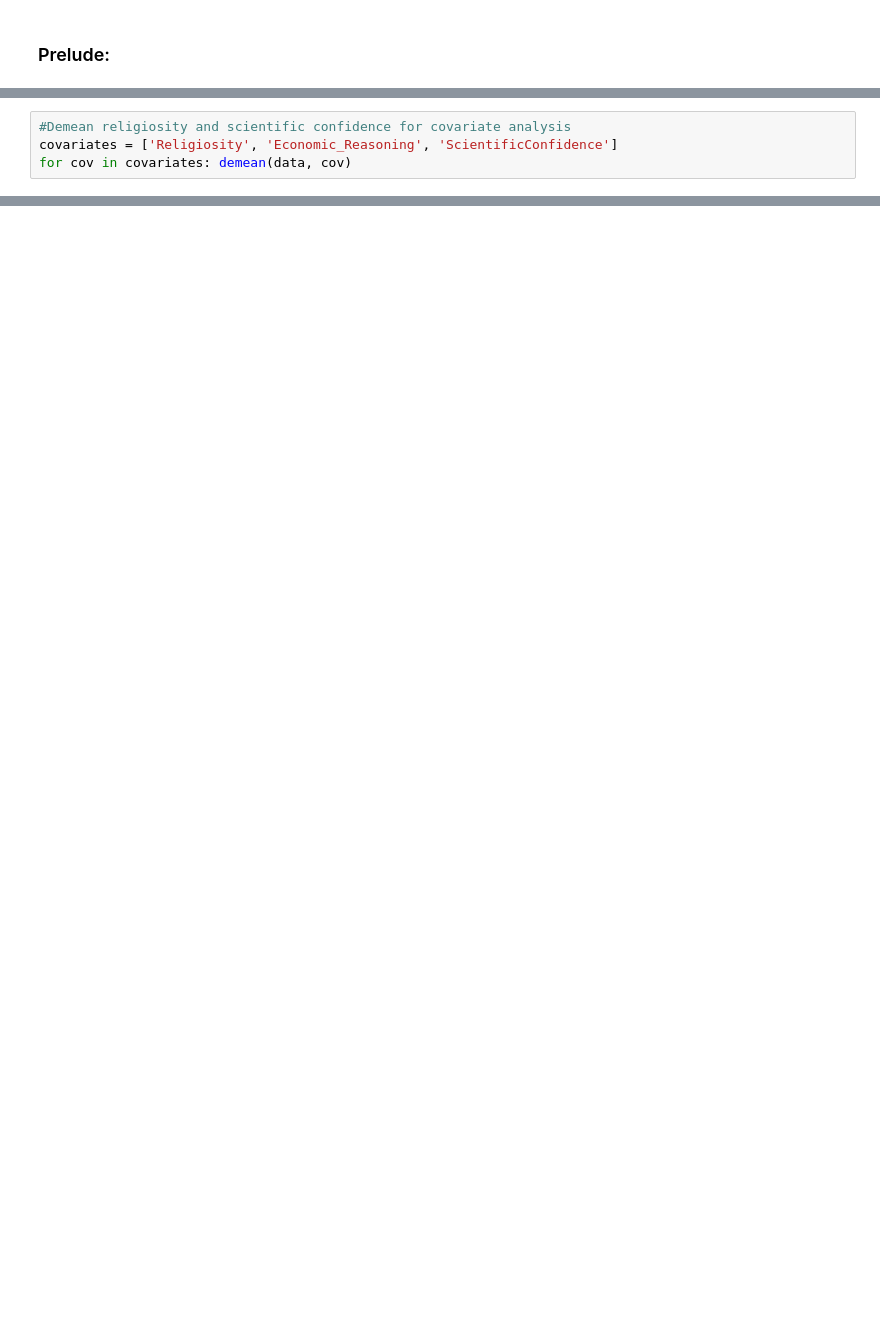
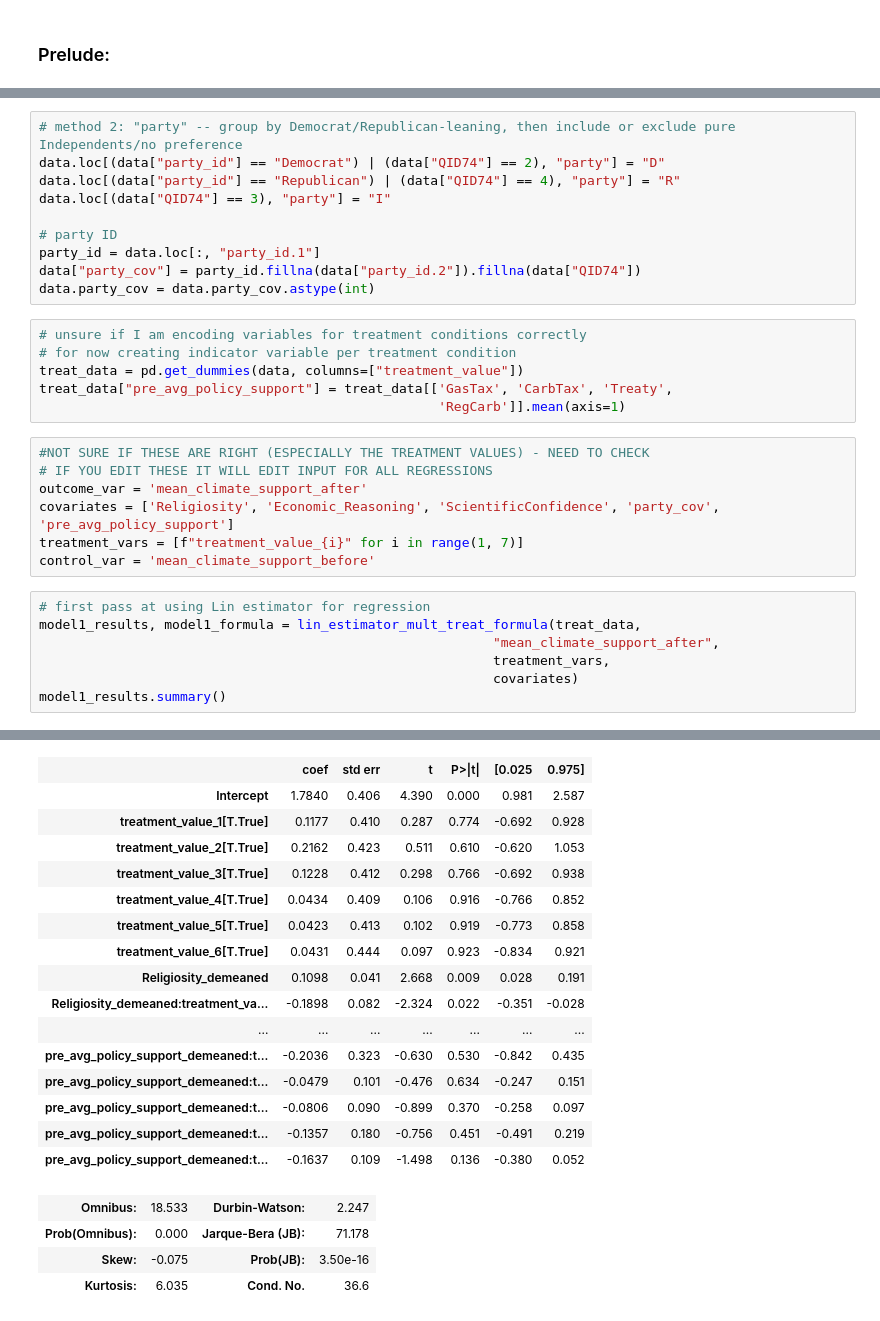
Before and after one commit to UChicago-pol-methods/ssi3-data-analysis, a Jupyter notebook: dataAnalysis.ipynb, the cells around one changed output, grey strips where cells are left out. Drawn from its saved outputs; the diff is of its cells as text; blank space fills up the shorter version.

```diff
--- a/dataAnalysis.ipynb
+++ b/dataAnalysis.ipynb
@@ -83,4 +71,0 @@ def demean(dataframe, variable):
-# %%
-#Demean religiosity and scientific confidence for covariate analysis
-covariates = ['Religiosity', 'Economic_Reasoning', 'ScientificConfidence']
-for cov in covariates: demean(data, cov)
@@ -86,0 +144,31 @@ for cov in covariates: demean(data, cov)
+# %%
+# method 2: "party" -- group by Democrat/Republican-leaning, then include or exclude pure Independents/no preference
+data.loc[(data["party_id"] == "Democrat") | (data["QID74"] == 2), "party"] = "D"
+data.loc[(data["party_id"] == "Republican") | (data["QID74"] == 4), "party"] = "R"
+data.loc[(data["QID74"] == 3), "party"] = "I"
+
+# party ID
+party_id = data.loc[:, "party_id.1"]
+data["party_cov"] = party_id.fillna(data["party_id.2"]).fillna(data["QID74"])
+data.party_cov = data.party_cov.astype(int)
+# %%
+# unsure if I am encoding variables for treatment conditions correctly
+# for now creating indicator variable per treatment condition
+treat_data = pd.get_dummies(data, columns=["treatment_value"])
+treat_data["pre_avg_policy_support"] = treat_data[['GasTax', 'CarbTax', 'Treaty',
+                                                   'RegCarb']].mean(axis=1)
+# %%
+#NOT SURE IF THESE ARE RIGHT (ESPECIALLY THE TREATMENT VALUES) - NEED TO CHECK
+# IF YOU EDIT THESE IT WILL EDIT INPUT FOR ALL REGRESSIONS
+outcome_var = 'mean_climate_support_after'
+covariates = ['Religiosity', 'Economic_Reasoning', 'ScientificConfidence', 'party_cov', 'pre_avg_policy_support']
+treatment_vars = [f"treatment_value_{i}" for i in range(1, 7)]
+control_var = 'mean_climate_support_before'
+# %%
+# first pass at using Lin estimator for regression
+model1_results, model1_formula = lin_estimator_mult_treat_formula(treat_data,
+                                                          "mean_climate_support_after",
+                                                          treatment_vars,
+                                                          covariates)
+model1_results.summary()
+# %% [output]
@@ -86,0 +185,20 @@ for cov in covariates: demean(data, cov)
+|  | coef | std err | t | P>|t| | [0.025 | 0.975] |
+| Intercept | 1.7840 | 0.406 | 4.390 | 0.000 | 0.981 | 2.587 |
+| treatment_value_1[T.True] | 0.1177 | 0.410 | 0.287 | 0.774 | -0.692 | 0.928 |
+| treatment_value_2[T.True] | 0.2162 | 0.423 | 0.511 | 0.610 | -0.620 | 1.053 |
+| treatment_value_3[T.True] | 0.1228 | 0.412 | 0.298 | 0.766 | -0.692 | 0.938 |
+| treatment_value_4[T.True] | 0.0434 | 0.409 | 0.106 | 0.916 | -0.766 | 0.852 |
+| treatment_value_5[T.True] | 0.0423 | 0.413 | 0.102 | 0.919 | -0.773 | 0.858 |
+| treatment_value_6[T.True] | 0.0431 | 0.444 | 0.097 | 0.923 | -0.834 | 0.921 |
+| Religiosity_demeaned | 0.1098 | 0.041 | 2.668 | 0.009 | 0.028 | 0.191 |
+| Religiosity_demeaned:treatment_va... | -0.1898 | 0.082 | -2.324 | 0.022 | -0.351 | -0.028 |
+| ... | ... | ... | ... | ... | ... | ... |
+| pre_avg_policy_support_demeaned:t... | -0.2036 | 0.323 | -0.630 | 0.530 | -0.842 | 0.435 |
+| pre_avg_policy_support_demeaned:t... | -0.0479 | 0.101 | -0.476 | 0.634 | -0.247 | 0.151 |
+| pre_avg_policy_support_demeaned:t... | -0.0806 | 0.090 | -0.899 | 0.370 | -0.258 | 0.097 |
+| pre_avg_policy_support_demeaned:t... | -0.1357 | 0.180 | -0.756 | 0.451 | -0.491 | 0.219 |
+| pre_avg_policy_support_demeaned:t... | -0.1637 | 0.109 | -1.498 | 0.136 | -0.380 | 0.052 |
+| Omnibus: | 18.533 | Durbin-Watson: | 2.247 |
+| Prob(Omnibus): | 0.000 | Jarque-Bera (JB): | 71.178 |
+| Skew: | -0.075 | Prob(JB): | 3.50e-16 |
+| Kurtosis: | 6.035 | Cond. No. | 36.6 |
```
Also changed, not shown: parts of 21 cells of this notebook, 1 other file.
